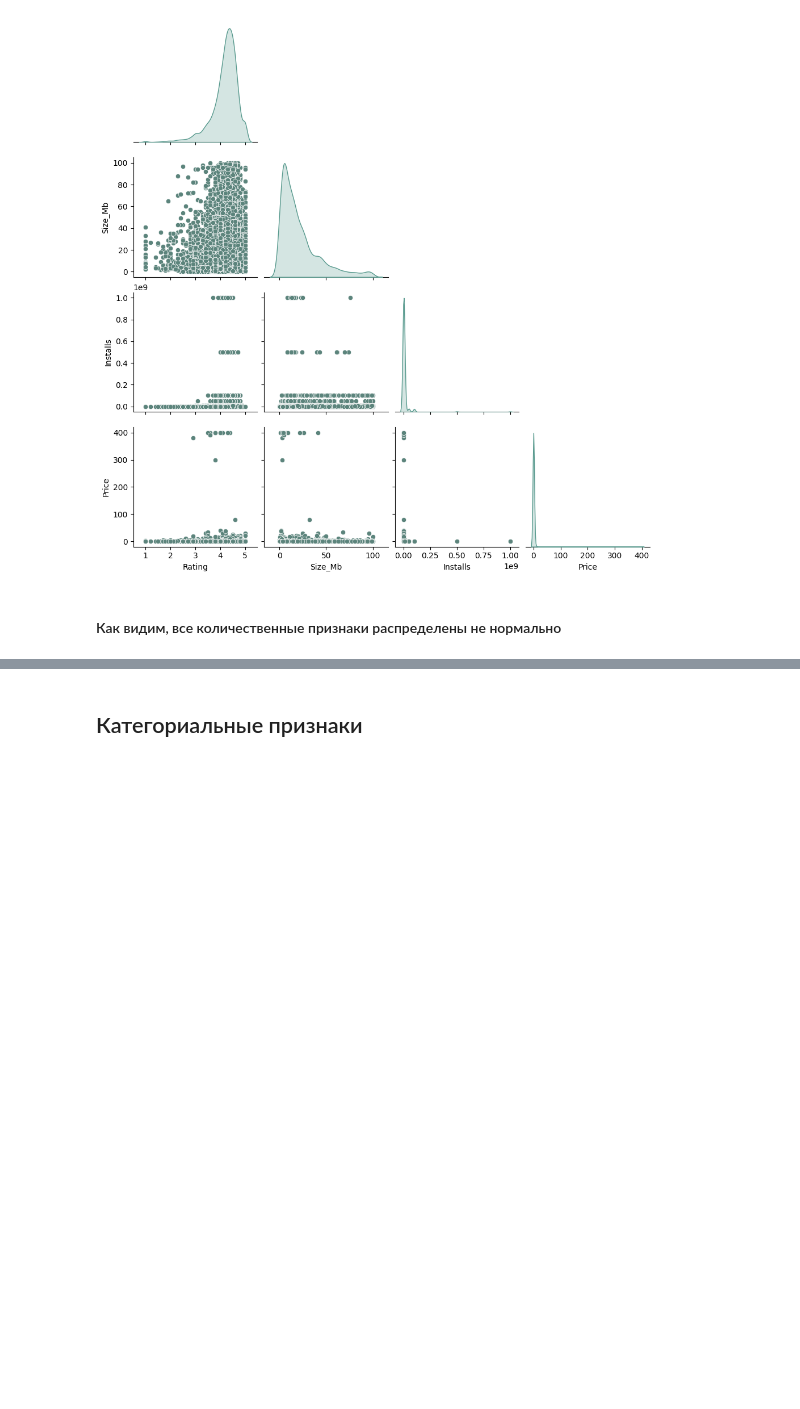
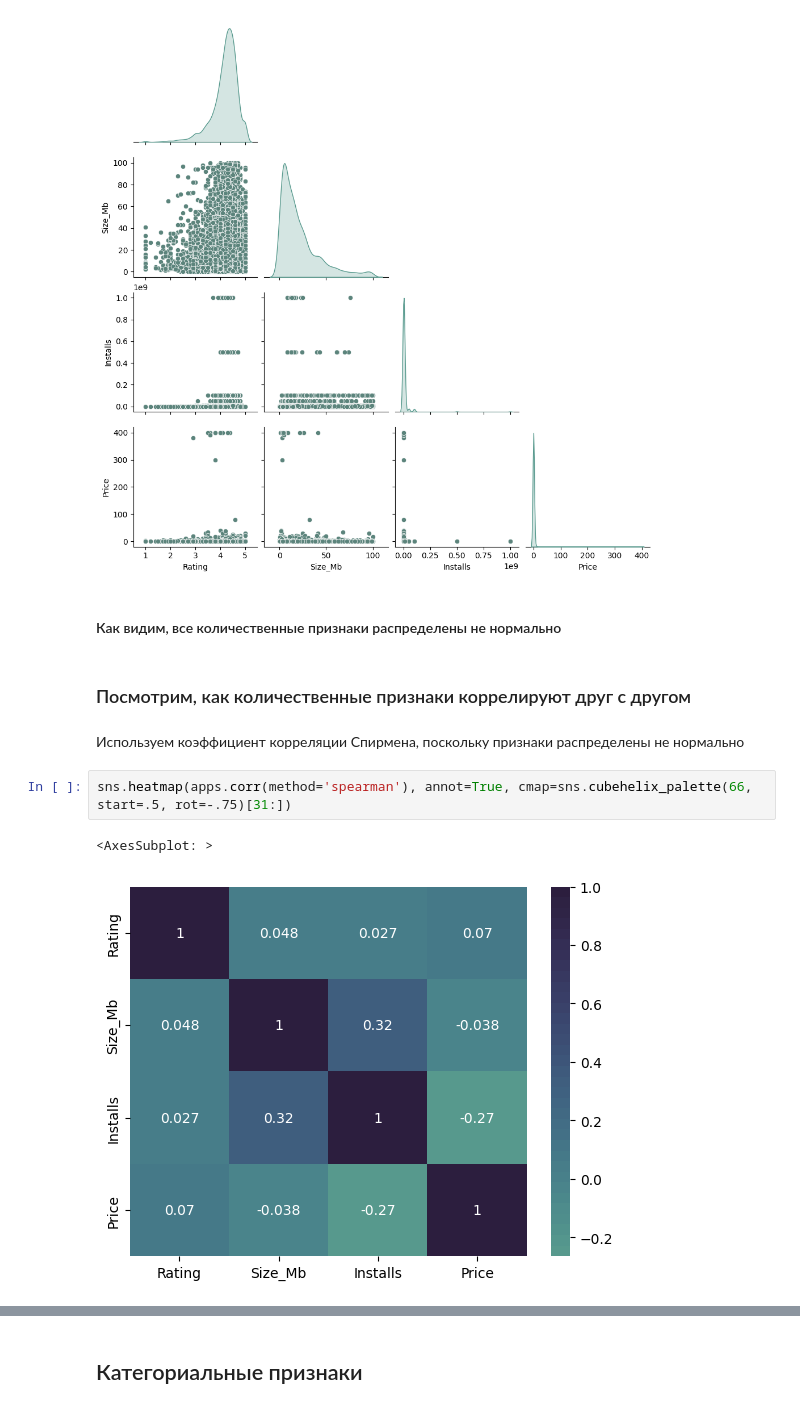
Before and after one commit to sanyakamen1/Google_Play_Store_EDA, a Jupyter notebook: Google Play Store EDA.ipynb, the cells around one changed output, grey strips where cells are left out. Drawn from its saved outputs; the diff is of its cells as text; blank space fills up the shorter version.

```diff
--- a/Google Play Store EDA.ipynb
+++ b/Google Play Store EDA.ipynb
@@ -605,5 +607,14 @@ sns.pairplot(apps, corner=True, diag_kind='kde', plot_kws={'color': '#5c847c'})
 # %% [output]
 <seaborn.axisgrid.PairGrid at 0x...>
 [figure]
-# %% [markdown]
-#### Как видим, все количественные признаки распределены не нормально
+# %% [markdown]
+#### Как видим, все количественные признаки распределены не нормально
+# %% [markdown]
+### Посмотрим, как количественные признаки коррелируют друг с другом
+# %% [markdown]
+Используем коэффициент корреляции Спирмена, поскольку признаки распределены не нормально
+# %%
+sns.heatmap(apps.corr(method='spearman'), annot=True, cmap=sns.cubehelix_palette(66, start=.5, rot=-.75)[31:])
+# %% [output]
+<AxesSubplot: >
+[figure, added]
```
Also changed, not shown: parts of 33 cells of this notebook.
